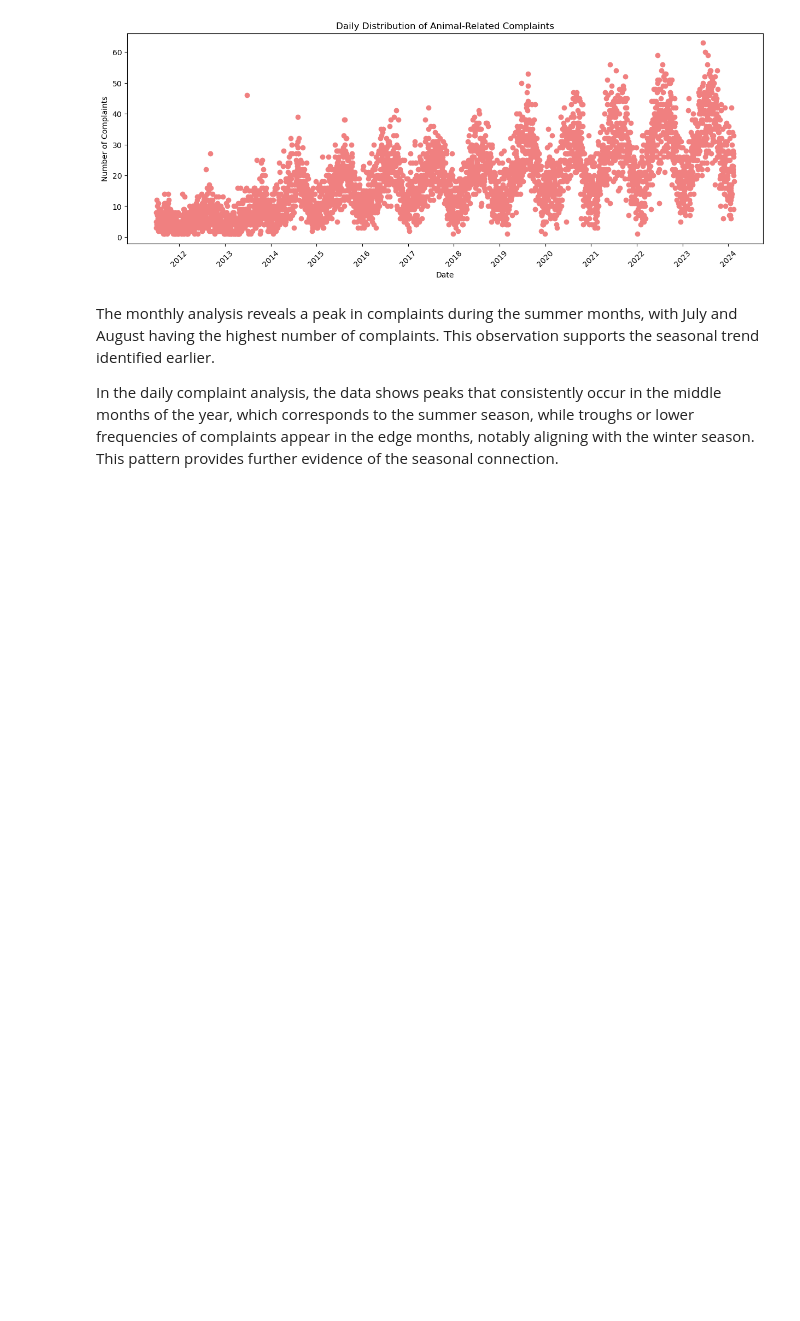
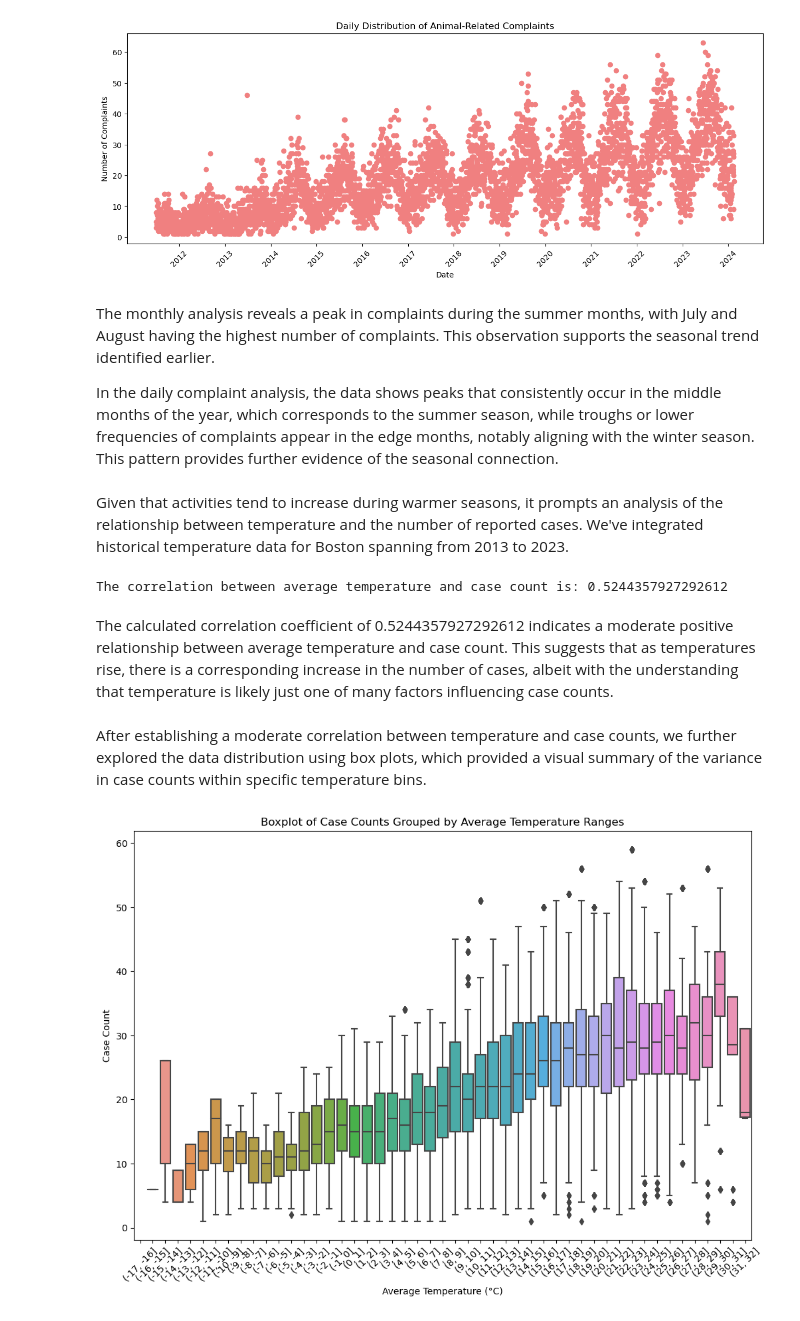
Before and after one commit to BU-Spark/ds-boston-311-animal-reports, a Jupyter notebook: sp24-team-d/Seasonal Analysis.ipynb, the cells around one changed output. Drawn from its saved outputs; the diff is of its cells as text; code cells hidden in the pictures; blank space fills up the shorter version.

```diff
--- a/sp24-team-d/Seasonal Analysis.ipynb
+++ b/sp24-team-d/Seasonal Analysis.ipynb
@@ -103,3 +103,34 @@ plt.show()
 The monthly analysis reveals a peak in complaints during the summer months, with July and August having the highest number of complaints. This observation supports the seasonal trend identified earlier.
 
 In the daily complaint analysis, the data shows peaks that consistently occur in the middle months of the year, which corresponds to the summer season, while troughs or lower frequencies of complaints appear in the edge months, notably aligning with the winter season. This pattern provides further evidence of the seasonal connection.
+# %% [markdown]
+Given that activities tend to increase during warmer seasons, it prompts an analysis of the relationship between temperature and the number of reported cases. We've integrated historical temperature data for Boston spanning from 2013 to 2023.
+# %%
+weather_data['tavg'] = weather_data['tavg'].fillna(method='ffill')
+
+data['date'] = pd.to_datetime(data['open_dt']).dt.date
+
+weather_data['date'] = weather_data['time'].dt.date
+
+combined_data = pd.merge(data, weather_data, on='date')
+
+combined_data['case_count'] = combined_data.groupby('date')['case_enquiry_id'].transform('count')
+
+correlation = combined_data['tavg'].corr(combined_data['case_count'])
+print(f"The correlation between average temperature and case count is: {correlation}")
+# %% [output]
+The correlation between average temperature and case count is: 0.5244357927292612
+# %% [markdown]
+The calculated correlation coefficient of 0.5244357927292612 indicates a moderate positive relationship between average temperature and case count. This suggests that as temperatures rise, there is a corresponding increase in the number of cases, albeit with the understanding that temperature is likely just one of many factors influencing case counts.
+# %% [markdown]
+After establishing a moderate correlation between temperature and case counts, we further explored the data distribution using box plots, which provided a visual summary of the variance in case counts within specific temperature bins.
+# %%
+plt.figure(figsize=(12, 8))
+sns.boxplot(x=temp_bins, y='case_count', data=combined_data)
+plt.xticks(rotation=45)
+plt.title('Boxplot of Case Counts Grouped by Average Temperature Ranges')
+plt.xlabel('Average Temperature (°C)')
+plt.ylabel('Case Count')
+plt.show()
+# %% [output]
+[figure, added]
```
Also changed, not shown: parts of 2 cells of this notebook.
